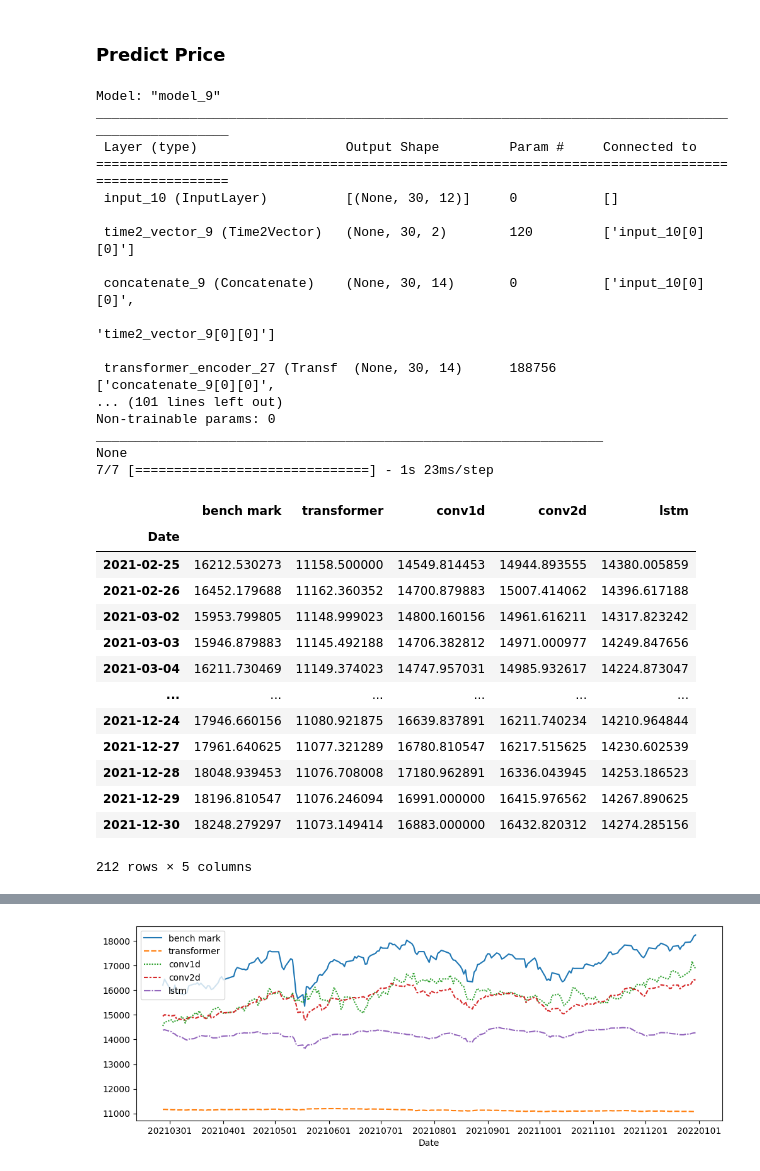
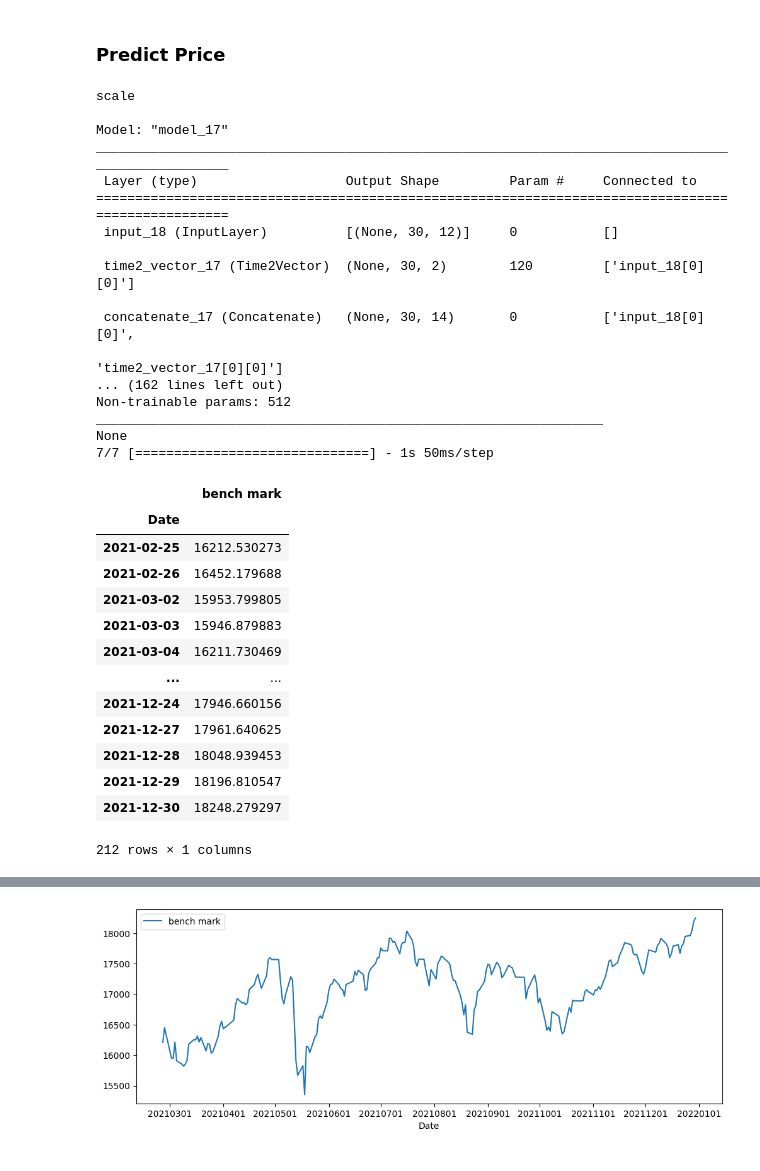
Before and after one commit to yayaya0411/StockPricePrediction, a Jupyter notebook: visualize.ipynb, the cells around one changed output, grey strips where cells are left out. Drawn from its saved outputs; the diff is of its cells as text; code cells hidden in the pictures.

```diff
--- a/visualize.ipynb
+++ b/visualize.ipynb
@@ -64,56 +67,55 @@ data\TWII_2020_2021.csv
 %%time
 
 X, y = label(df)
-X_dim = X.index
+# X_dim = X.index
 X_scaler, y_scaler = scaler(X, y, config, 'test')
-X_scaler, y_scaler = training_window(X_scaler, y_scaler , config)
 # sns.set_palette("tab10")
+
+for model_name, weight in test_weight.items():
+    X_, y_ = training_window(X_scaler, y_scaler , config, model_name)
+    model = load_model(X_.shape, model_name)
+    model.load_weights(test_weight[model_name])
+    y_pred = model.predict(X_)
+    if bool(config["STOCK"]["scale"]):
+        y_pred = inverse_predict(y_pred, config)
+    mse = mean_squared_error(y[int(config['MODEL']['slide']):], y_pred, squared=False)
+
 fig, ax = plt.subplots(1, 1, figsize=(12, 4), dpi=100)
 plt.gca().xaxis.set_major_formatter(mdates.DateFormatter('%Y%m%d'))
 metric = pd.DataFrame({'bench mark':y[int(config['MODEL']['slide']):]})
-
-for model_name, weight in test_weight.items():
-    # color_index+=1
-    # print(color_index,colors[color_index])
-    model = load_model(X_scaler.shape, model_name)
-    model.load_weights(f'model/{model_name}/{config["MODEL_WEIGHTS"][model_name]}')
-    y_pred = model.predict(X_scaler)
-    y_inverse = inverse_predict(y_pred, config)
-    mse = mean_squared_error(y[int(config['MODEL']['slide']):], y_inverse, squared=False)
-    metric[model_name] = y_inverse
 metric.index = pd.to_datetime(metric.index)
 sns.lineplot(data=metric, ax=ax)
 ax.xaxis.set_major_formatter(mdates.DateFormatter('%Y%m%d'))
 display(metric)
 # %% [output]
-Model: "model_9"
+scale
+
+Model: "model_17"
 __________________________________________________________________________________________________
  Layer (type)                   Output Shape         Param #     Connected to
 ==================================================================================================
- input_10 (InputLayer)          [(None, 30, 12)]     0           []
+ input_18 (InputLayer)          [(None, 30, 12)]     0           []
 
- time2_vector_9 (Time2Vector)   (None, 30, 2)        120         ['input_10[0][0]']
+ time2_vector_17 (Time2Vector)  (None, 30, 2)        120         ['input_18[0][0]']
 
- concatenate_9 (Concatenate)    (None, 30, 14)       0           ['input_10[0][0]',
-                                                                  'time2_vector_9[0][0]']
-
- transformer_encoder_27 (Transf  (None, 30, 14)      188756      ['concatenate_9[0][0]',
-... (101 lines left out)
-Non-trainable params: 0
+ concatenate_17 (Concatenate)   (None, 30, 14)       0           ['input_18[0][0]',
+                                                                  'time2_vector_17[0][0]']
+... (162 lines left out)
+Non-trainable params: 512
 _________________________________________________________________
 None
-7/7 [==============================] - 1s 23ms/step
+7/7 [==============================] - 1s 50ms/step
-|  | bench mark | transformer | conv1d | conv2d | lstm |
-| Date |  |  |  |  |  |
-| 2021-02-25 | 16212.530273 | 11158.500000 | 14549.814453 | 14944.893555 | 14380.005859 |
-| 2021-02-26 | 16452.179688 | 11162.360352 | 14700.879883 | 15007.414062 | 14396.617188 |
-| 2021-03-02 | 15953.799805 | 11148.999023 | 14800.160156 | 14961.616211 | 14317.823242 |
-| 2021-03-03 | 15946.879883 | 11145.492188 | 14706.382812 | 14971.000977 | 14249.847656 |
-| 2021-03-04 | 16211.730469 | 11149.374023 | 14747.957031 | 14985.932617 | 14224.873047 |
-| ... | ... | ... | ... | ... | ... |
-| 2021-12-24 | 17946.660156 | 11080.921875 | 16639.837891 | 16211.740234 | 14210.964844 |
-| 2021-12-27 | 17961.640625 | 11077.321289 | 16780.810547 | 16217.515625 | 14230.602539 |
-| 2021-12-28 | 18048.939453 | 11076.708008 | 17180.962891 | 16336.043945 | 14253.186523 |
-| 2021-12-29 | 18196.810547 | 11076.246094 | 16991.000000 | 16415.976562 | 14267.890625 |
-| 2021-12-30 | 18248.279297 | 11073.149414 | 16883.000000 | 16432.820312 | 14274.285156 |
+|  | bench mark |
+| Date |  |
+| 2021-02-25 | 16212.530273 |
+| 2021-02-26 | 16452.179688 |
+| 2021-03-02 | 15953.799805 |
+| 2021-03-03 | 15946.879883 |
+| 2021-03-04 | 16211.730469 |
+| ... | ... |
+| 2021-12-24 | 17946.660156 |
+| 2021-12-27 | 17961.640625 |
+| 2021-12-28 | 18048.939453 |
+| 2021-12-29 | 18196.810547 |
+| 2021-12-30 | 18248.279297 |
-212 rows × 5 columns
+212 rows × 1 columns
@@ -122,4 +124,4 @@ Wall time: 14.5 s
-[figure, old version]
+[figure, new version]
 # %%
 
 def plot_all_model(stock_name, model_metric, env):
```
Also changed, not shown: parts of 2 cells of this notebook, 5 other files.
